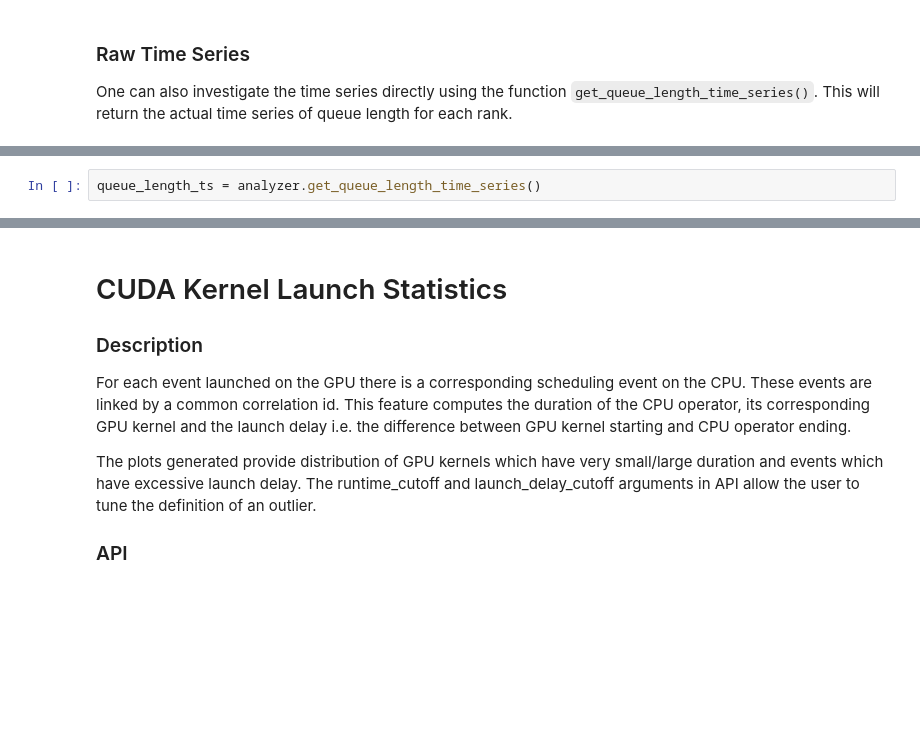
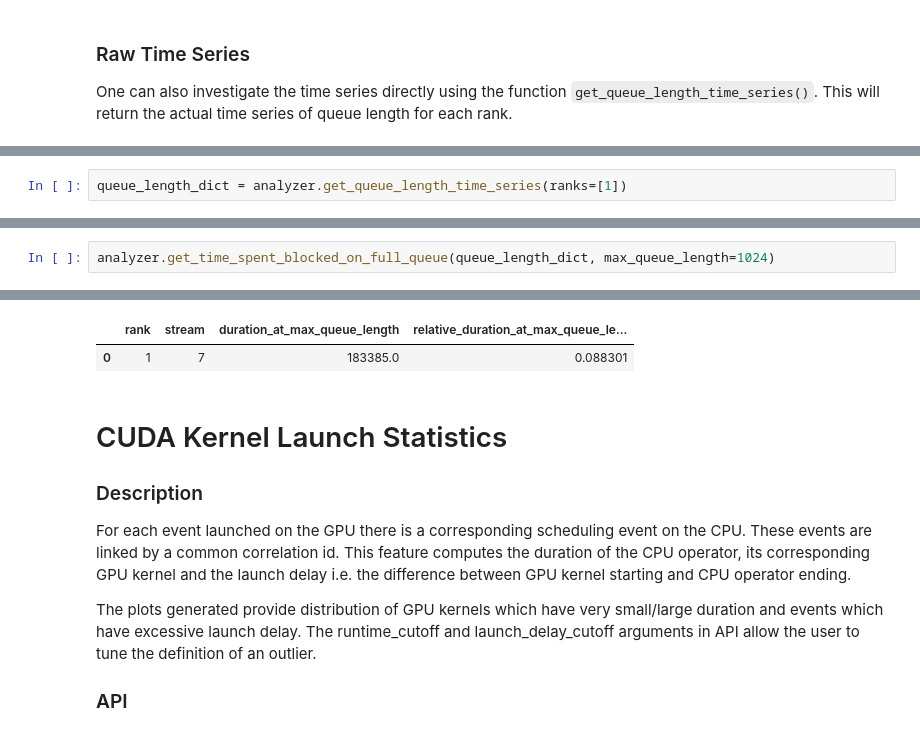
Before and after one commit to facebookresearch/HolisticTraceAnalysis, a Jupyter notebook: examples/trace_analysis_demo.ipynb, the cells around one changed output, grey strips where cells are left out. Saved outputs shown, nothing was run; the diff lists cells and outputs as text; blank space fills up the shorter version.

```diff
--- a/examples/trace_analysis_demo.ipynb
+++ b/examples/trace_analysis_demo.ipynb
@@ -278,3 +322,3 @@ analyzer.get_queue_length_time_series?
 # %%
-queue_length_ts = analyzer.get_queue_length_time_series()
+queue_length_dict = analyzer.get_queue_length_time_series(ranks=[1])
 # %% [output]
@@ -281,0 +358,3 @@ queue_length_ts = analyzer.get_queue_length_time_series()
+# %%
+analyzer.get_time_spent_blocked_on_full_queue(queue_length_dict, max_queue_length=1024)
+# %% [output]
@@ -282,3 +362,5 @@ queue_length_ts = analyzer.get_queue_length_time_series()
+|  | rank | stream | duration_at_max_queue_length | relative_duration_at_max_queue_le... |
+| 0 | 1 | 7 | 183385.0 | 0.088301 |
 # %% [markdown]
 # CUDA Kernel Launch Statistics
 
```
Also changed, not shown: parts of 10 cells of this notebook, 6 other files.
